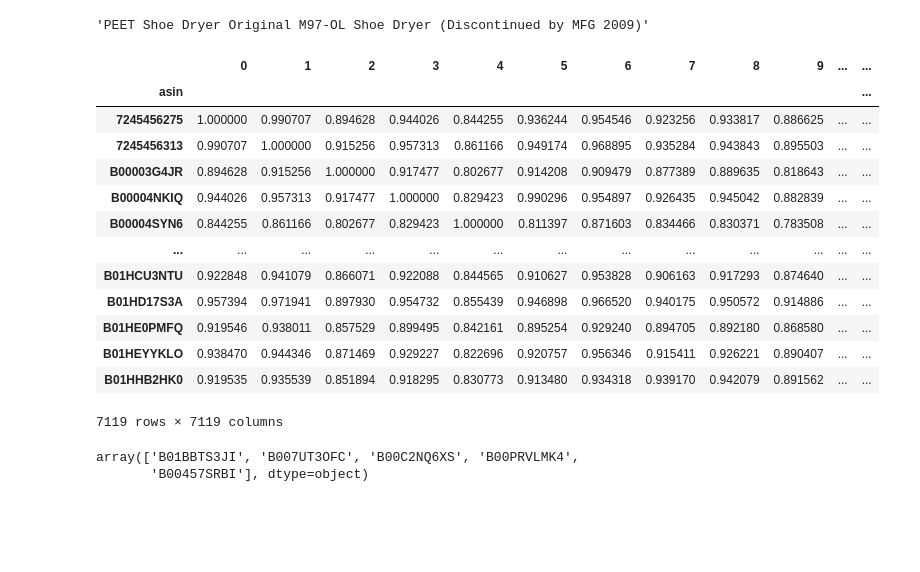
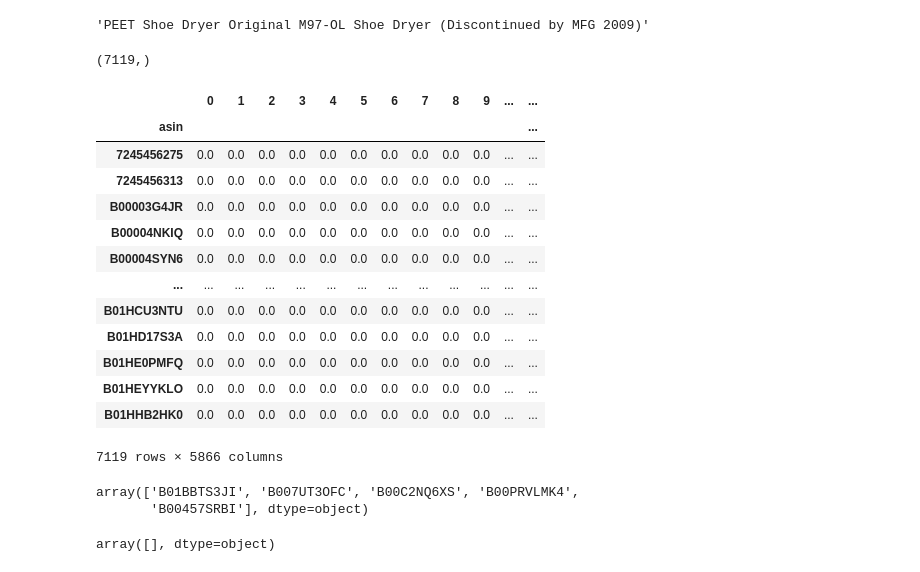
Before and after one commit to alirezasdg1/Amazon-recommender-system, a Jupyter notebook: notebooks/Content_based_recommender.ipynb, the cells around one changed output. Cells and saved outputs as stored; diff of their text form; code cells hidden in the pictures; blank space fills up the shorter version.

```diff
--- a/notebooks/Content_based_recommender.ipynb
+++ b/notebooks/Content_based_recommender.ipynb
@@ -221,26 +221,36 @@ df_content
 df_items['title'][100]
 # %% [output]
 'PEET Shoe Dryer Original M97-OL Shoe Dryer (Discontinued by MFG 2009)'
+# %%
+df_items_text['asin'].shape
+# %% [output]
+(7119,)
 # %%
 recom_content = ContentRecommender()
-recom_content.fit(df_content.values, titles = df_items_text['asin'])
+similarity_df, item_counts = recom_content.fit(df_content.values, items = df_items_text['asin'])
-# %% [output]
-|  | 0 | 1 | 2 | 3 | 4 | 5 | 6 | 7 | 8 | 9 | ... | ... |
-| asin |  |  |  |  |  |  |  |  |  |  |  | ... |
-| 7245456275 | 1.000000 | 0.990707 | 0.894628 | 0.944026 | 0.844255 | 0.936244 | 0.954546 | 0.923256 | 0.933817 | 0.886625 | ... | ... |
-| 7245456313 | 0.990707 | 1.000000 | 0.915256 | 0.957313 | 0.861166 | 0.949174 | 0.968895 | 0.935284 | 0.943843 | 0.895503 | ... | ... |
-| B00003G4JR | 0.894628 | 0.915256 | 1.000000 | 0.917477 | 0.802677 | 0.914208 | 0.909479 | 0.877389 | 0.889635 | 0.818643 | ... | ... |
-| B00004NKIQ | 0.944026 | 0.957313 | 0.917477 | 1.000000 | 0.829423 | 0.990296 | 0.954897 | 0.926435 | 0.945042 | 0.882839 | ... | ... |
-| B00004SYN6 | 0.844255 | 0.861166 | 0.802677 | 0.829423 | 1.000000 | 0.811397 | 0.871603 | 0.834466 | 0.830371 | 0.783508 | ... | ... |
-| ... | ... | ... | ... | ... | ... | ... | ... | ... | ... | ... | ... | ... |
-| B01HCU3NTU | 0.922848 | 0.941079 | 0.866071 | 0.922088 | 0.844565 | 0.910627 | 0.953828 | 0.906163 | 0.917293 | 0.874640 | ... | ... |
-| B01HD17S3A | 0.957394 | 0.971941 | 0.897930 | 0.954732 | 0.855439 | 0.946898 | 0.966520 | 0.940175 | 0.950572 | 0.914886 | ... | ... |
-| B01HE0PMFQ | 0.919546 | 0.938011 | 0.857529 | 0.899495 | 0.842161 | 0.895254 | 0.929240 | 0.894705 | 0.892180 | 0.868580 | ... | ... |
-| B01HEYYKLO | 0.938470 | 0.944346 | 0.871469 | 0.929227 | 0.822696 | 0.920757 | 0.956346 | 0.915411 | 0.926221 | 0.890407 | ... | ... |
-| B01HHB2HK0 | 0.919535 | 0.935539 | 0.851894 | 0.918295 | 0.830773 | 0.913480 | 0.934318 | 0.939170 | 0.942079 | 0.891562 | ... | ... |
-7119 rows × 7119 columns
+# %%
+item_counts
+# %% [output]
+|  | 0 | 1 | 2 | 3 | 4 | 5 | 6 | 7 | 8 | 9 | ... | ... |
+| asin |  |  |  |  |  |  |  |  |  |  |  | ... |
+| 7245456275 | 0.0 | 0.0 | 0.0 | 0.0 | 0.0 | 0.0 | 0.0 | 0.0 | 0.0 | 0.0 | ... | ... |
+| 7245456313 | 0.0 | 0.0 | 0.0 | 0.0 | 0.0 | 0.0 | 0.0 | 0.0 | 0.0 | 0.0 | ... | ... |
+| B00003G4JR | 0.0 | 0.0 | 0.0 | 0.0 | 0.0 | 0.0 | 0.0 | 0.0 | 0.0 | 0.0 | ... | ... |
+| B00004NKIQ | 0.0 | 0.0 | 0.0 | 0.0 | 0.0 | 0.0 | 0.0 | 0.0 | 0.0 | 0.0 | ... | ... |
+| B00004SYN6 | 0.0 | 0.0 | 0.0 | 0.0 | 0.0 | 0.0 | 0.0 | 0.0 | 0.0 | 0.0 | ... | ... |
+| ... | ... | ... | ... | ... | ... | ... | ... | ... | ... | ... | ... | ... |
+| B01HCU3NTU | 0.0 | 0.0 | 0.0 | 0.0 | 0.0 | 0.0 | 0.0 | 0.0 | 0.0 | 0.0 | ... | ... |
+| B01HD17S3A | 0.0 | 0.0 | 0.0 | 0.0 | 0.0 | 0.0 | 0.0 | 0.0 | 0.0 | 0.0 | ... | ... |
+| B01HE0PMFQ | 0.0 | 0.0 | 0.0 | 0.0 | 0.0 | 0.0 | 0.0 | 0.0 | 0.0 | 0.0 | ... | ... |
+| B01HEYYKLO | 0.0 | 0.0 | 0.0 | 0.0 | 0.0 | 0.0 | 0.0 | 0.0 | 0.0 | 0.0 | ... | ... |
+| B01HHB2HK0 | 0.0 | 0.0 | 0.0 | 0.0 | 0.0 | 0.0 | 0.0 | 0.0 | 0.0 | 0.0 | ... | ... |
+7119 rows × 5866 columns
 # %%
 recom_content.get_recommendations(item='B01HCU3NTU')
 # %% [output]
 array(['B01BBTS3JI', 'B007UT3OFC', 'B00C2NQ6XS', 'B00PRVLMK4',
        'B00457SRBI'], dtype=object)
+# %%
+recom_content.get_user_recommendation(items = df_items_text['asin'])
+# %% [output]
+array([], dtype=object)
```
Also changed, not shown: 1 other file.
